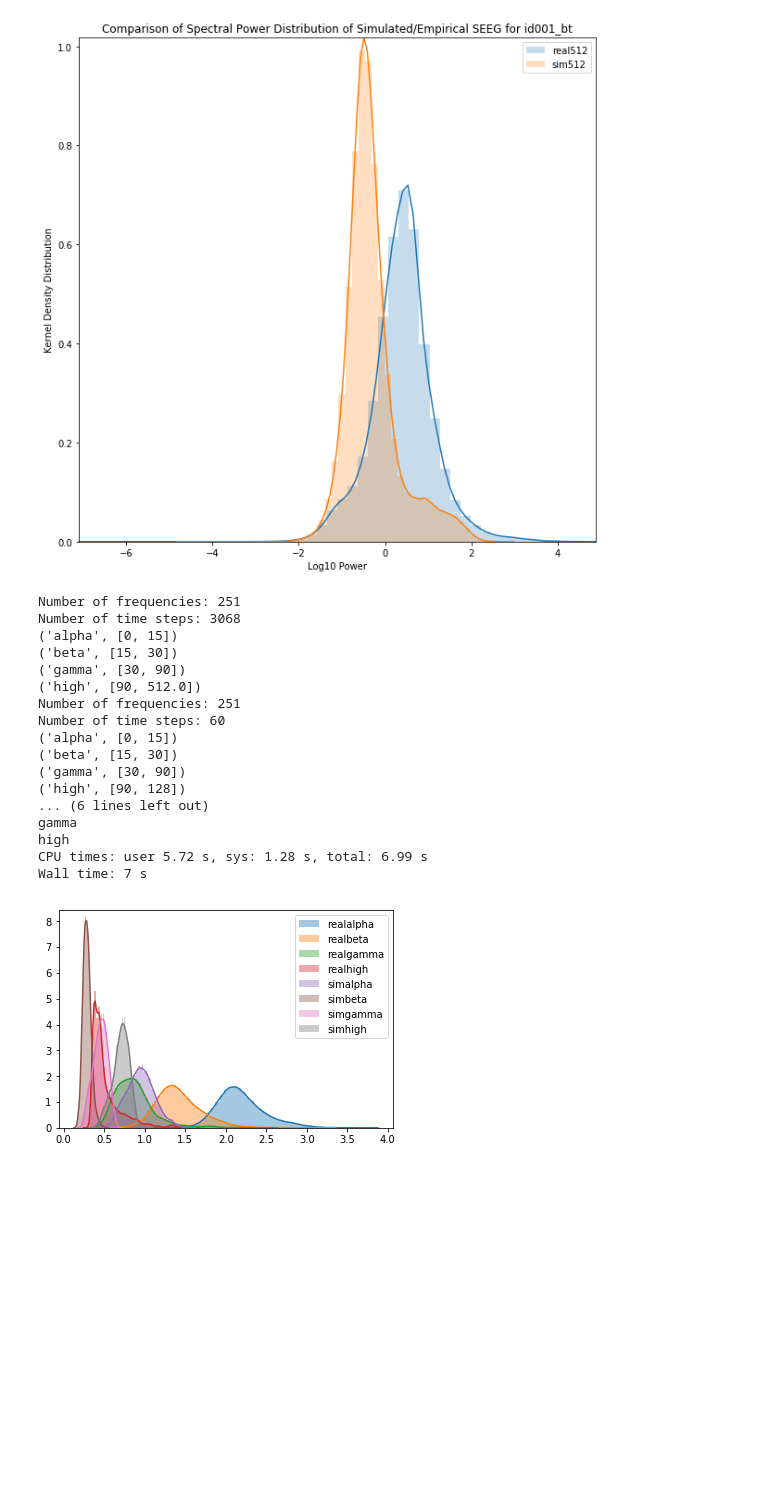
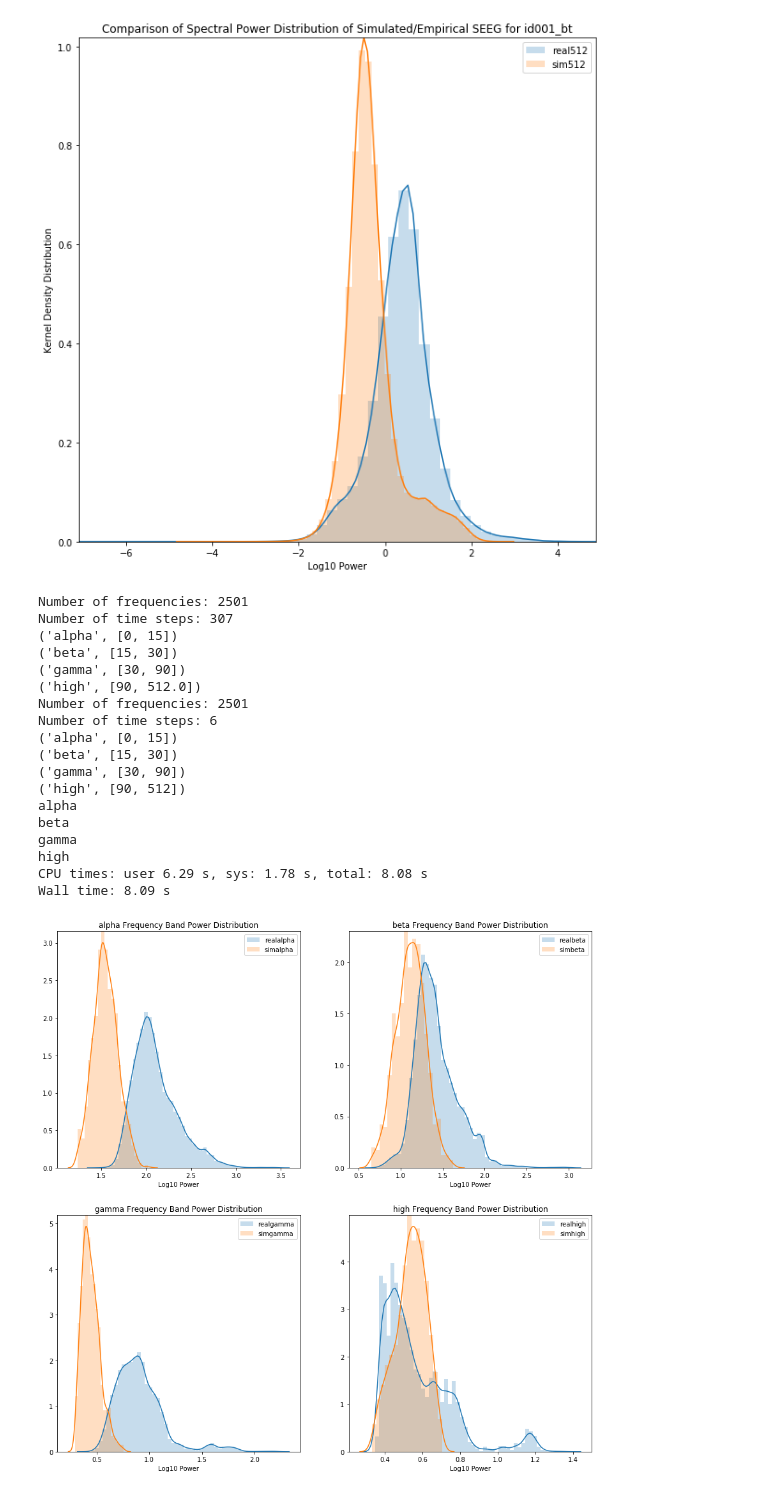
Before and after one commit to adam2392/tng_tvb, a Jupyter notebook: tvbsim/notebooks/exp_freq_variation/0.2-compare_sim_real_freqanalysis.ipynb, the cells around one changed output. Cells and saved outputs as stored; diff of their text form; code cells hidden in the pictures; blank space fills up the shorter version.

Commit message:
Fixing bugs for exp022/23. for newtng pipeline patients.

```diff
--- a/tvbsim/notebooks/exp_freq_variation/0.2-compare_sim_real_freqanalysis.ipynb
+++ b/tvbsim/notebooks/exp_freq_variation/0.2-compare_sim_real_freqanalysis.ipynb
@@ -133,7 +152,7 @@ EEG data marked as already having the desired reference. Preventing automatic fu
    INFO  chunking not set for id001_bt ~/Downloads/simexp/id001_bt_0.npz
 # %%
 idatafile = 0
-rawdata, metadata = load_real_data(patient, root_dir, idatafile,
+rawdata, realmetadata = load_real_data(patient, root_dir, idatafile,
                                    type_recording='sz', reference='monopolar')
 print(rawdata.shape)
 print(metadata.keys())
@@ -397,8 +414,8 @@ plt.savefig(figfilename)
 [figure]
 # %%
 %%time
-winsize = 500
-stepsize = 250
+winsize = 5000
+stepsize = 2500
 samplerate = metadata['samplerate']
 power = mne.time_frequency.stft(rawdata, wsize=winsize, tstep=stepsize)
 freqs = mne.time_frequency.stftfreq(wsize=winsize, sfreq=samplerate)
@@ -410,51 +427,55 @@ freqbands = {
     'gamma': [30, 90],
     'high': [90, samplerate//2],
 }
 realpower_binned = binfreqvalues(realpower, freqs, freqbands)
 
-winsize = 500
-stepsize = 250
-samplerate = 256
+winsize = 5000
+stepsize = 2500
+samplerate = 2024
 power = mne.time_frequency.stft(seegts, wsize=winsize, tstep=stepsize)
 freqs = mne.time_frequency.stftfreq(wsize=winsize, sfreq=samplerate)
 simpower = np.log10(np.abs(power))
 
 freqbands = {
     'alpha': [0, 15],
     'beta': [15,30],
     'gamma': [30, 90],
     'high': [90, samplerate//2],
 }
 simpower_binned = binfreqvalues(simpower, freqs, freqbands)
 
-
-plt.figure()
+plt.figure(figsize=(15,15))
 for i in range(len(freqbands)):
     label = sorted(freqbands.keys())[i]
     print(label)
-    sns.distplot(realpower_binned[:,i,:].ravel(), kde=True, label='real'+label)
-
-for i in range(len(freqbands)):
-    label = sorted(freqbands.keys())[i]
-    print(label)
-    sns.distplot(simpower_binned[:,i,:].ravel(), kde=True, label='sim'+label)
-plt.legend()
+    plt.subplot(2,2,i+1)
+    sns.distplot(realpower_binned[:,i,:].ravel(), kde=True,
+                     hist_kws={'alpha': 0.25}, label='real'+label)
+    sns.distplot(simpower_binned[:,i,:].ravel(),
+                hist_kws={'alpha': 0.25},
+                 kde=True, label='sim'+label)
+    plt.legend()
+    plt.title('{} Frequency Band Power Distribution'.format(label))
+    plt.xlabel('Log10 Power')
+    figfilename = os.path.join(figdir, '{}_psd_bands_comparison_srate{}.pdf'.format(patient, samplerate))
+    plt.savefig(figfilename)
 # %% [output]
-Number of frequencies: 251
-Number of time steps: 3068
+Number of frequencies: 2501
+Number of time steps: 307
 ('alpha', [0, 15])
 ('beta', [15, 30])
 ('gamma', [30, 90])
 ('high', [90, 512.0])
-Number of frequencies: 251
-Number of time steps: 60
+Number of frequencies: 2501
+Number of time steps: 6
 ('alpha', [0, 15])
 ('beta', [15, 30])
 ('gamma', [30, 90])
-('high', [90, 128])
-... (6 lines left out)
+('high', [90, 512])
+alpha
+beta
 gamma
 high
-CPU times: user 5.72 s, sys: 1.28 s, total: 6.99 s
-Wall time: 7 s
+CPU times: user 6.29 s, sys: 1.78 s, total: 8.08 s
+Wall time: 8.09 s
-[figure, old version]
+[figure, new version]
```
Also changed, not shown: parts of 12 cells of this notebook, 5 other files.
